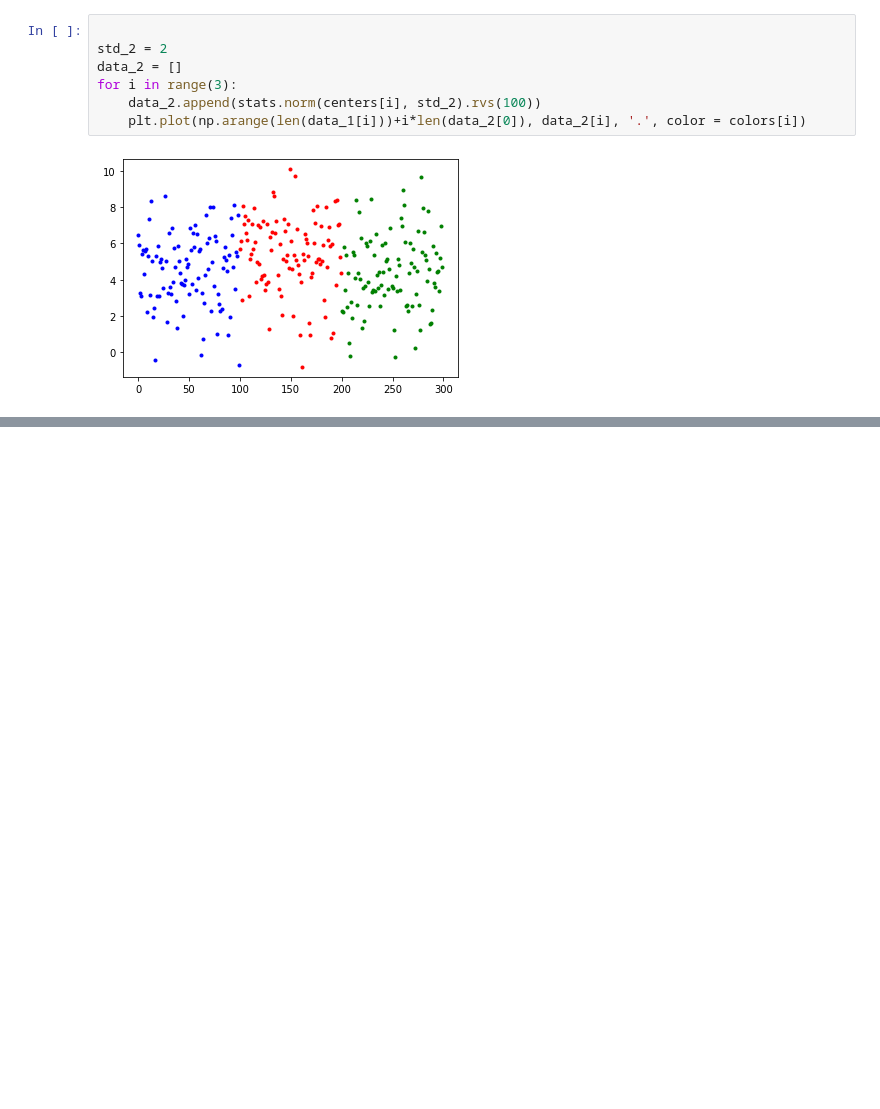
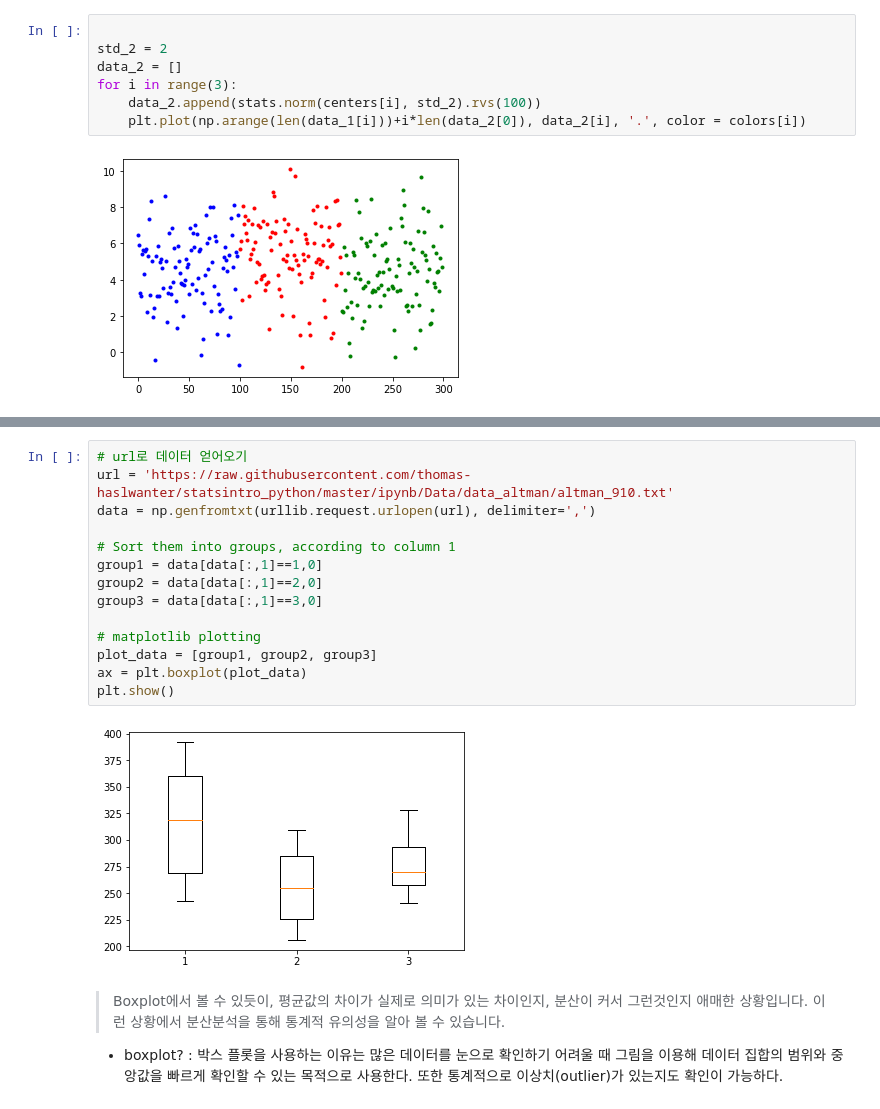
Before and after one commit to bill7845/jupyter_repo, a Jupyter notebook: jupyter_CODE/ANOVA_분산분석.ipynb, the cells around one changed output, grey strips where cells are left out. Saved outputs shown, nothing was run; the diff lists cells and outputs as text; blank space fills up the shorter version.

```diff
--- a/jupyter_CODE/ANOVA_분산분석.ipynb
+++ b/jupyter_CODE/ANOVA_분산분석.ipynb
@@ -31,0 +71,21 @@ for i in range(3):
+# %%
+# url로 데이터 얻어오기
+url = 'https://raw.githubusercontent.com/thomas-haslwanter/statsintro_python/master/ipynb/Data/data_altman/altman_910.txt'
+data = np.genfromtxt(urllib.request.urlopen(url), delimiter=',')
+
+# Sort them into groups, according to column 1
+group1 = data[data[:,1]==1,0]
+group2 = data[data[:,1]==2,0]
+group3 = data[data[:,1]==3,0]
+
+# matplotlib plotting
+plot_data = [group1, group2, group3]
+ax = plt.boxplot(plot_data)
+plt.show()
+# %% [output]
+[figure, added]
+# %% [markdown]
+>Boxplot에서 볼 수 있듯이, 평균값의 차이가 실제로 의미가 있는 차이인지, 분산이 커서 그런것인지 애매한 상황입니다. 이런 상황에서 분산분석을 통해 통계적 유의성을 알아 볼 수 있습니다.
+
+* boxplot?
+: 박스 플롯을 사용하는 이유는 많은 데이터를 눈으로 확인하기 어려울 때 그림을 이용해 데이터 집합의 범위와 중앙값을 빠르게 확인할 수 있는 목적으로 사용한다. 또한 통계적으로 이상치(outlier)가 있는지도 확인이 가능하다.
```
Also changed, not shown: parts of 20 cells of this notebook, 2 other files.
